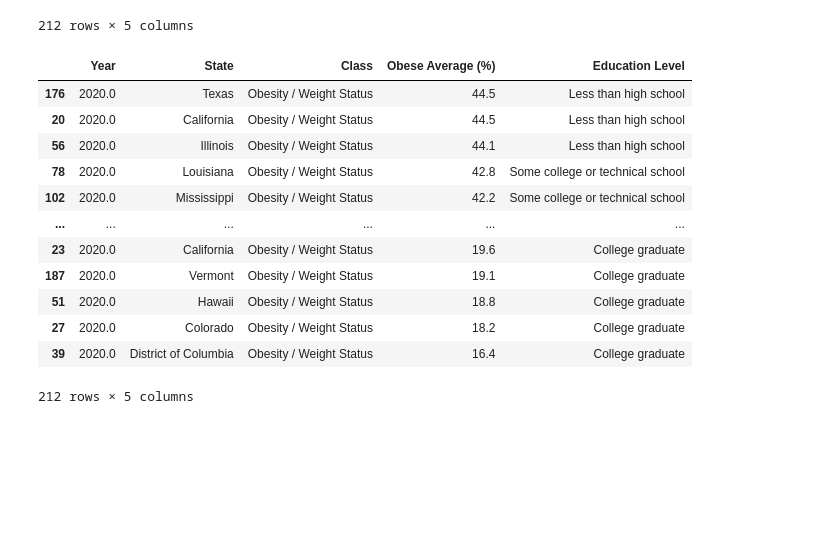
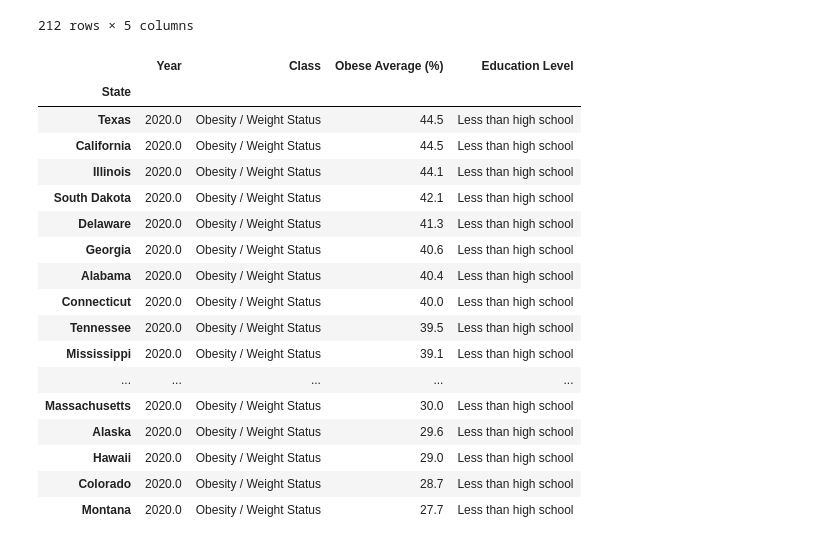
Before and after one commit to latoyawenzinger/Project_1_Healthcare, a Jupyter notebook: education_data.ipynb, the cells around one changed output. Saved outputs shown, nothing was run; the diff lists cells and outputs as text; code cells hidden in the pictures; blank space fills up the shorter version.

Commit message:
updated education script/added charts

```diff
--- a/education_data.ipynb
+++ b/education_data.ipynb
@@ -102,20 +103,27 @@ best
 | 176 | 2020.0 | Texas | Obesity / Weight Status | 44.5 | Less than high school |
 212 rows × 5 columns
 # %%
-#sort obesity from highest to lowest
-worst = state_education.sort_values("Obese Average (%)", ascending=False)
-worst
+#sort obesity from highest to lowest in less than high school
+worst_less_HS = state_education.loc[state_education["Education Level"] == "Less than high school"]
+worst_1 = worst_less_HS.sort_values("Obese Average (%)", ascending=False)
+worst_1 = worst_1.set_index("State")
+worst_1
 # %% [output]
-|  | Year | State | Class | Obese Average (%) | Education Level |
-| 176 | 2020.0 | Texas | Obesity / Weight Status | 44.5 | Less than high school |
-| 20 | 2020.0 | California | Obesity / Weight Status | 44.5 | Less than high school |
-| 56 | 2020.0 | Illinois | Obesity / Weight Status | 44.1 | Less than high school |
-| 78 | 2020.0 | Louisiana | Obesity / Weight Status | 42.8 | Some college or technical school |
-| 102 | 2020.0 | Mississippi | Obesity / Weight Status | 42.2 | Some college or technical school |
-| ... | ... | ... | ... | ... | ... |
-| 23 | 2020.0 | California | Obesity / Weight Status | 19.6 | College graduate |
-| 187 | 2020.0 | Vermont | Obesity / Weight Status | 19.1 | College graduate |
-| 51 | 2020.0 | Hawaii | Obesity / Weight Status | 18.8 | College graduate |
-| 27 | 2020.0 | Colorado | Obesity / Weight Status | 18.2 | College graduate |
-| 39 | 2020.0 | District of Columbia | Obesity / Weight Status | 16.4 | College graduate |
+|  | Year | Class | Obese Average (%) | Education Level |
+| State |  |  |  |  |
+| Texas | 2020.0 | Obesity / Weight Status | 44.5 | Less than high school |
+| California | 2020.0 | Obesity / Weight Status | 44.5 | Less than high school |
+| Illinois | 2020.0 | Obesity / Weight Status | 44.1 | Less than high school |
+| South Dakota | 2020.0 | Obesity / Weight Status | 42.1 | Less than high school |
+| Delaware | 2020.0 | Obesity / Weight Status | 41.3 | Less than high school |
+| Georgia | 2020.0 | Obesity / Weight Status | 40.6 | Less than high school |
+| Alabama | 2020.0 | Obesity / Weight Status | 40.4 | Less than high school |
+| Connecticut | 2020.0 | Obesity / Weight Status | 40.0 | Less than high school |
+| Tennessee | 2020.0 | Obesity / Weight Status | 39.5 | Less than high school |
+| Mississippi | 2020.0 | Obesity / Weight Status | 39.1 | Less than high school |
+| ... | ... | ... | ... | ... |
+| Massachusetts | 2020.0 | Obesity / Weight Status | 30.0 | Less than high school |
+| Alaska | 2020.0 | Obesity / Weight Status | 29.6 | Less than high school |
+| Hawaii | 2020.0 | Obesity / Weight Status | 29.0 | Less than high school |
+| Colorado | 2020.0 | Obesity / Weight Status | 28.7 | Less than high school |
+| Montana | 2020.0 | Obesity / Weight Status | 27.7 | Less than high school |
-212 rows × 5 columns
```
Also changed, not shown: parts of 9 cells of this notebook, 4 other files.
